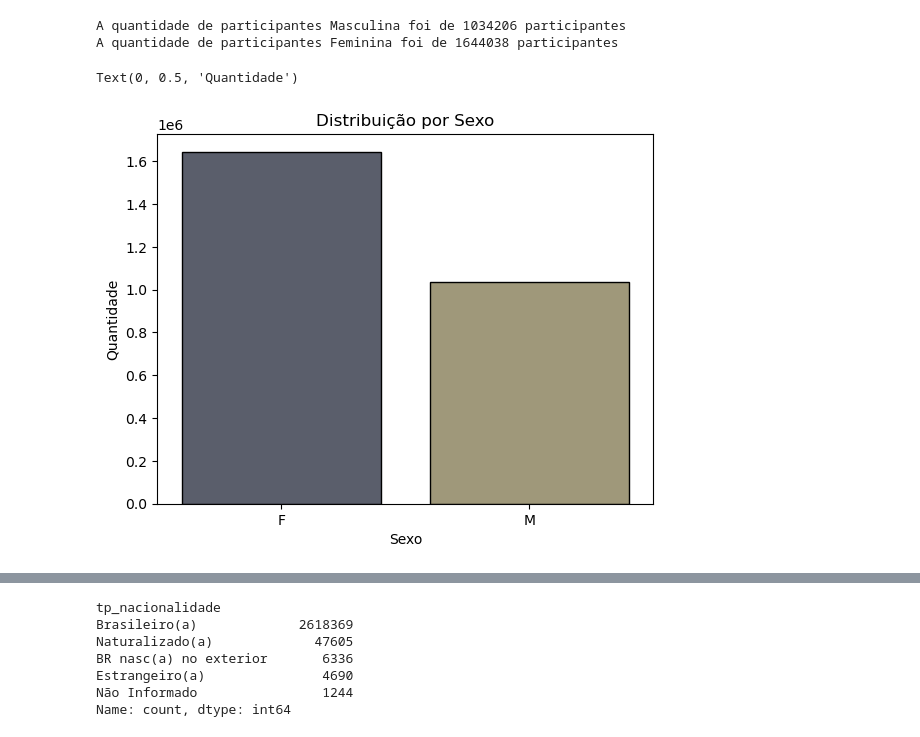
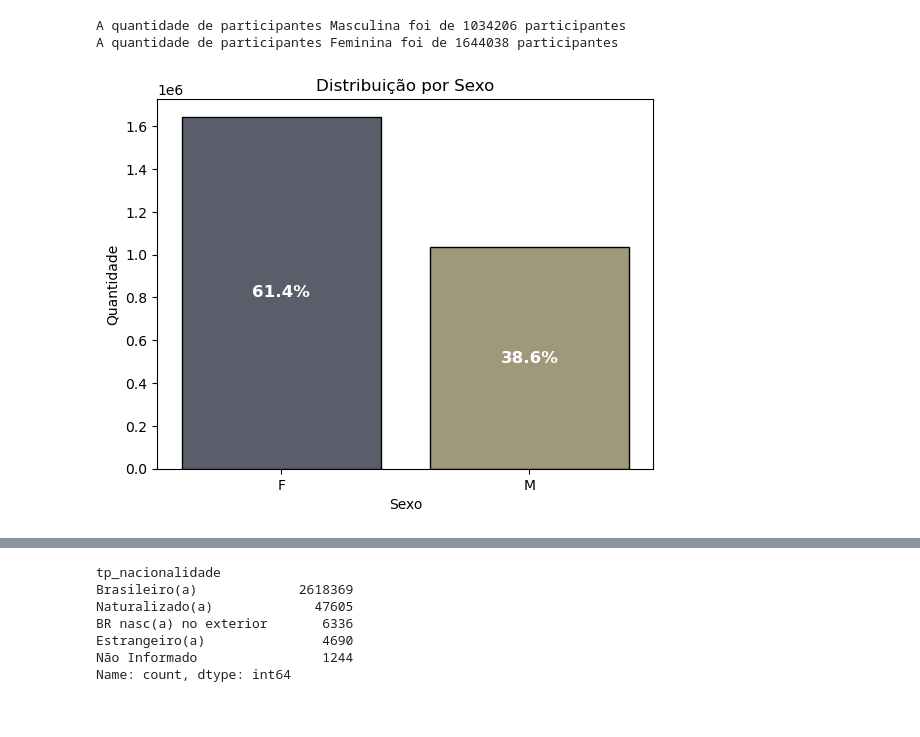
Before and after one commit to LucasArauj99/analise-enem-2023, a Jupyter notebook: analise_enem_2023.ipynb, the cells around one changed output, grey strips where cells are left out. Saved outputs shown, nothing was run; the diff lists cells and outputs as text; code cells hidden in the pictures.

```diff
--- a/analise_enem_2023.ipynb
+++ b/analise_enem_2023.ipynb
@@ -110,17 +113,17 @@ A quantidade de participantes Feminina foi de 1644038 participantes
 # %%
 sexo_counts = dados['sexo'].value_counts()
 cores = ['#D62728', '#1f77b4']
-#plt.figure(figsize=(8, 6))
-#plt.bar(sexo_counts.index, sexo_counts.values, color=cores, edgecolor='black')
 
-sns.countplot(data=dados, x='sexo', hue='sexo', palette='cividis', edgecolor='black', legend=False)
-
+ax = sns.countplot(data=dados, x='sexo', hue='sexo', palette='cividis', edgecolor='black', legend=False)
+total = len(dados)
+plot = Porcentagem(ax, total, 12)
+plot.centro()
 plt.title('Distribuição por Sexo')
 plt.xlabel('Sexo')
 plt.ylabel('Quantidade')
+plt.show()
 # %% [output]
-Text(0, 0.5, 'Quantidade')
-[figure, old version]
+[figure, new version]
 # %%
 raca = {
     0: 'Não Declarado',
```
Also changed, not shown: parts of 19 cells of this notebook, 2 other files.
